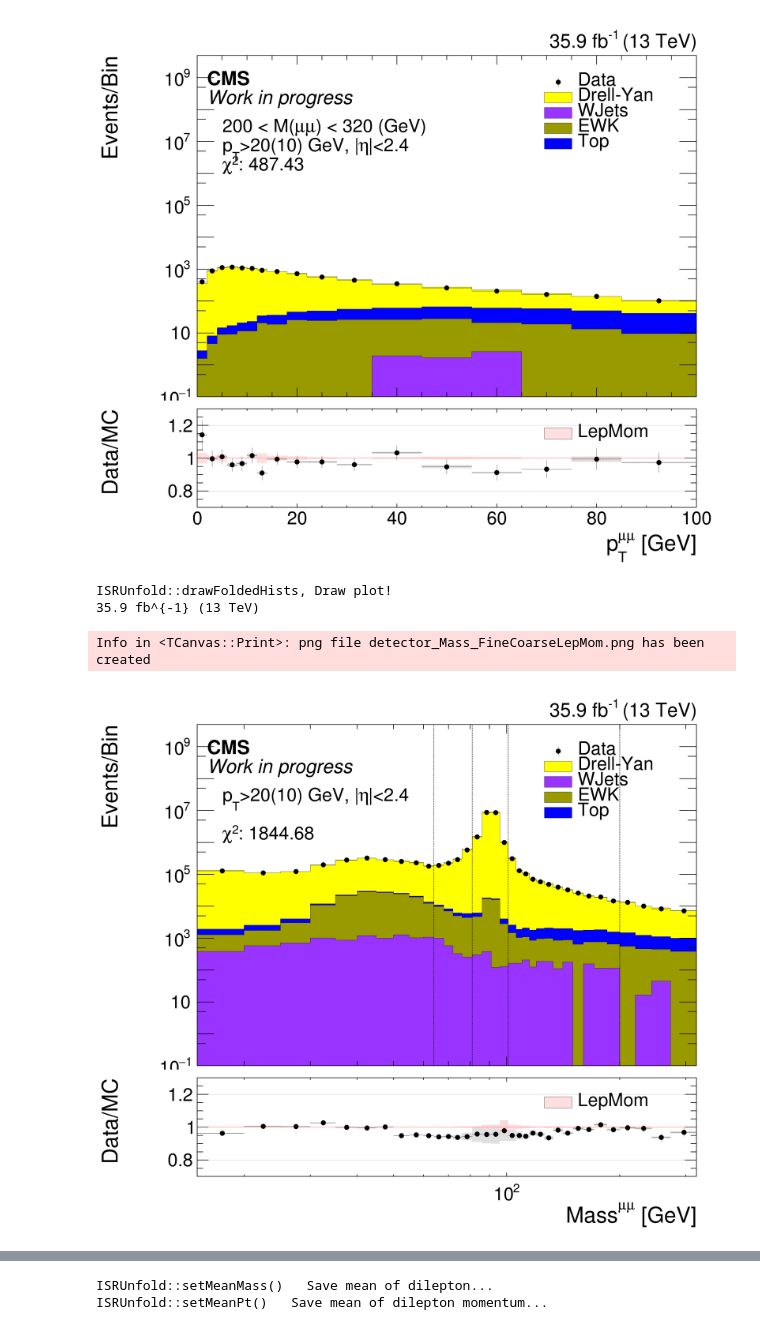
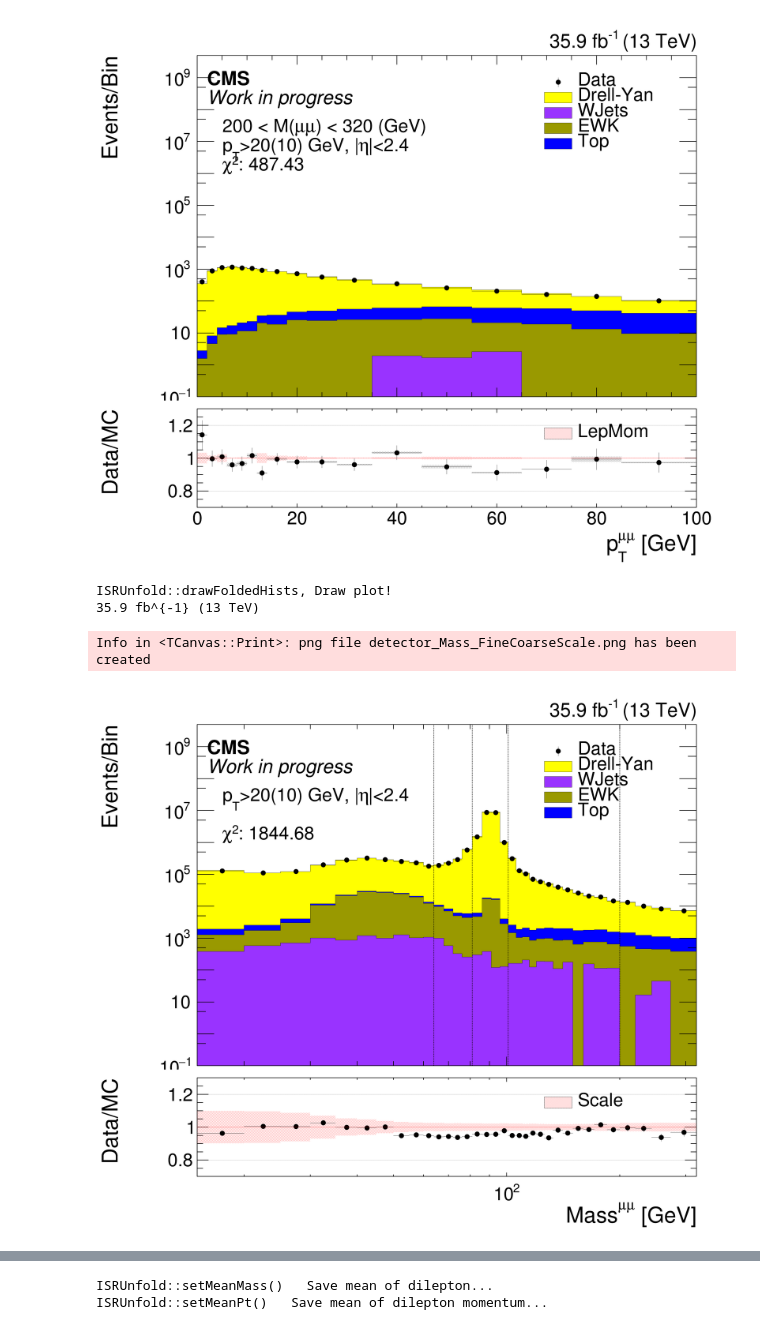
Before and after one commit to jhkim06/ISRAnalysis, a Jupyter notebook: ISR_analysis_v2.ipynb, the cells around one changed output, grey strips where cells are left out. Saved outputs shown, nothing was run; the diff lists cells and outputs as text; code cells hidden in the pictures.

```diff
--- a/ISR_analysis_v2.ipynb
+++ b/ISR_analysis_v2.ipynb
@@ -218,12 +220,12 @@ Warning in <TCanvas::Constructor>: Deleting canvas with same name: detector_leve
 Info in <TCanvas::Print>: png file DiPt_M4Pt_FineCoarseLepMom.png has been created
 [figure]
 # %%
-detUnfold_muon_2016.drawDetPlot("Mass"+binDef, "Detector", "mass[UO];pt[UOC0]", True, "LepMom")
+detUnfold_muon_2016.drawDetPlot("Mass"+binDef, "Detector", "mass[UO];pt[UOC0]", True, "Scale")
 # %% [output]
 ISRUnfold::drawFoldedHists, Draw plot!
 35.9 fb^{-1} (13 TeV)
-Info in <TCanvas::Print>: png file detector_Mass_FineCoarseLepMom.png has been created
+Info in <TCanvas::Print>: png file detector_Mass_FineCoarseScale.png has been created
-[figure, old version]
+[figure, new version]
 # %%
 #for massBin in range(0,5):
 #    detUnfold_muon_2016.drawDetPlot("Pt_1D", "Detector_M_"+str(massBin), "", True, "AlphaS", "DiPt_M"+str(massBin)+"1GeVBin", massBin)
```
Also changed, not shown: parts of 5 cells of this notebook, 2 other files.
